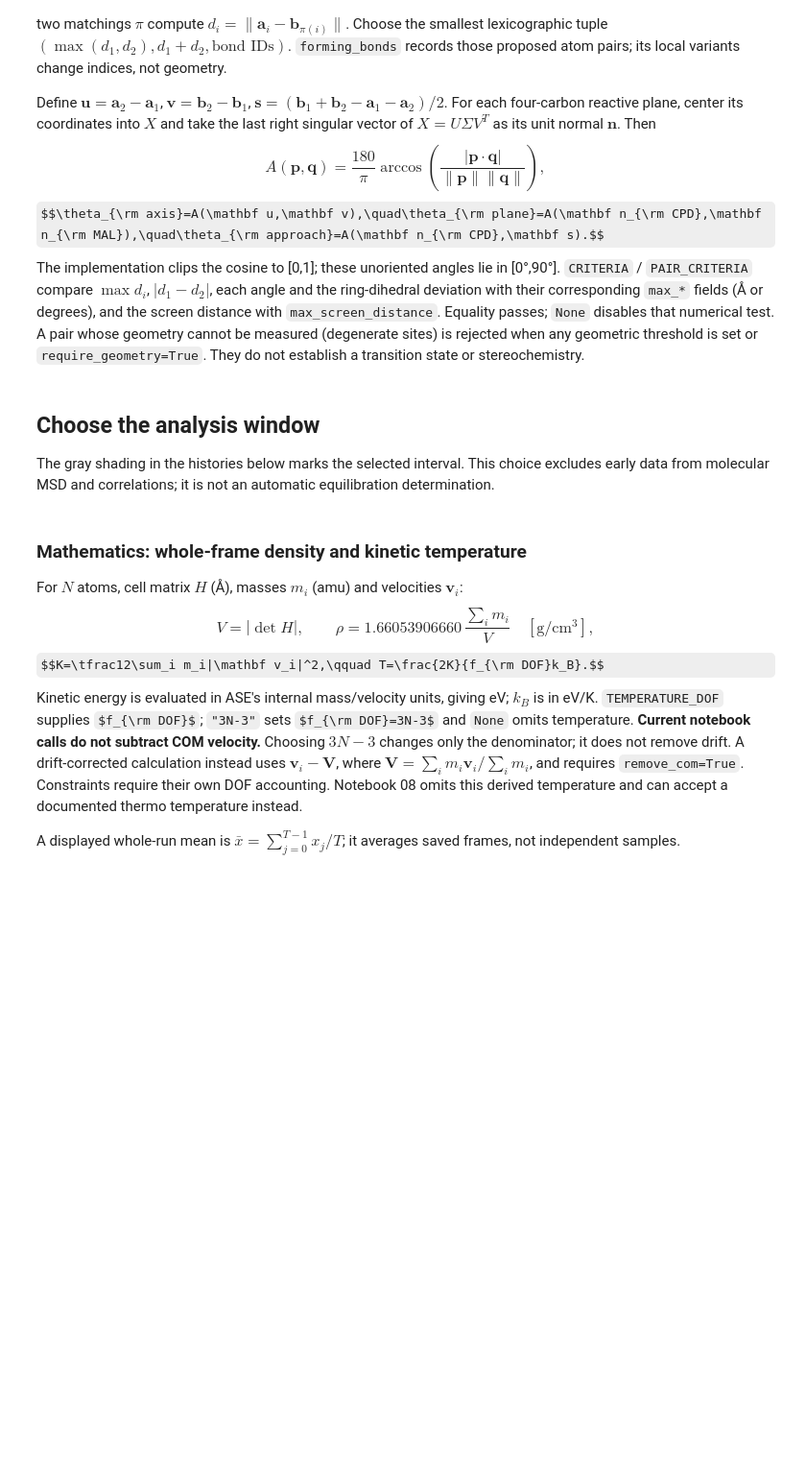
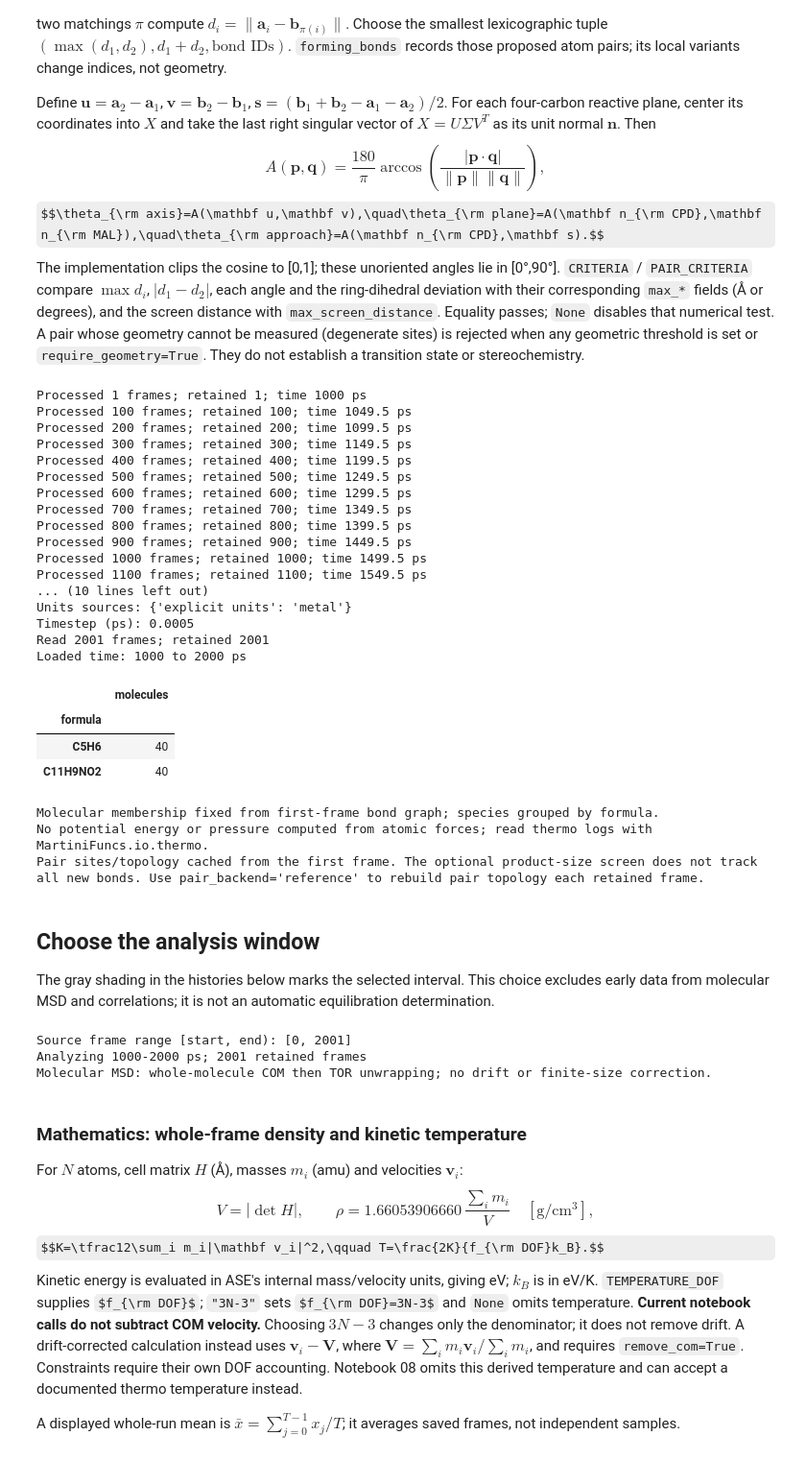
Before and after one commit to Hopper1313/MartiniFuncs, a Jupyter notebook: examples/04_plot_md_statistics_from_directory.ipynb, the cells around one changed output. Shown at 96% size. Cells and saved outputs as stored; diff of their text form; code cells hidden in the pictures; some formulas as TeX source; blank space fills up the shorter version.

```diff
--- a/examples/04_plot_md_statistics_from_directory.ipynb
+++ b/examples/04_plot_md_statistics_from_directory.ipynb
@@ -28,7 +28,8 @@ from MartiniFuncs.chemistry.cpd_n4t import CpdN4tCollection, CpdN4tCriteria
 from MartiniFuncs.pairs.candidates import select_pairs
 
 # Usually this is the only path to change.
-SIMULATION_DIR = Path(r"C:/Users/nicho/Documents/Martini collab/uma_data/smaller_system/continued_run")
+# SIMULATION_DIR = Path(r"C:/Users/nicho/Documents/Martini collab/uma_data/smaller_system/continued_run")
+SIMULATION_DIR = Path(r"C:/Users/nicho/Documents/Martini collab/uma_data/NVT_noshear")
 INPUT_FILE = None   # optional with explicit UNITS/TIMESTEP_PS; e.g. "infile.in"; required only if discovery is ambiguous
 DUMP_FILE = None    # e.g. "output/equilibrate.lammpstrj"
 DATA_FILE = None    # optional species/mass fallback; use the matching initial data file
@@ -174,29 +190,54 @@ The implementation clips the cosine to [0,1]; these unoriented angles lie in [0
 # %%
 from MartiniFuncs.workflows.postprocess import load_analysis_cache
 
 if CACHE_DIR is not None:
     result, cache_manifest = load_analysis_cache(CACHE_DIR)
     print("Loaded completed cache:", CACHE_DIR)
 else:
     result = analyze_run(
         SIMULATION_DIR, input_file=INPUT_FILE, dump_file=DUMP_FILE, data_file=DATA_FILE,
         frame_stride=FRAME_STRIDE, max_frames=MAX_FRAMES, bond_scale=BOND_SCALE,
-        degrees_of_freedom=TEMPERATURE_DOF, compute_pairs=COMPUTE_PAIRS,
+        degrees_of_freedom=TEMPERATURE_DOF, compute_pairs=COMPUTE_PAIRS, pair_model="cpd_n4t",
         pair_collection=CpdN4tCollection(reactive_radius=REACTIVE_RADIUS), pair_backend=PAIR_BACKEND,
         pair_workers=PAIR_WORKERS, pair_batch_size=PAIR_BATCH_SIZE, type_symbols=TYPE_SYMBOLS, units=UNITS, timestep_ps=TIMESTEP_PS, progress=print,
     )
 
 frames = pd.DataFrame(result["frames"])
 print("Files:", result["files"])
 print("Units sources:", result["settings"]["units_sources"])
 print("Timestep (ps):", result["settings"]["timestep"])
 print(f"Read {result['frames_read']} frames; retained {len(frames)}")
 print(f"Loaded time: {frames.time_ps.iloc[0]:g} to {frames.time_ps.iloc[-1]:g} ps")
 if MAX_FRAMES is not None:
     print("SOURCE FRAME LIMIT ACTIVE: the full trajectory may extend beyond this preview.")
 display(pd.Series(result["species"]).value_counts().rename_axis("formula").to_frame("molecules"))
 for notice in result["notices"]:
     print(notice)
+# %% [output]
+Processed 1 frames; retained 1; time 1000 ps
+Processed 100 frames; retained 100; time 1049.5 ps
+Processed 200 frames; retained 200; time 1099.5 ps
+Processed 300 frames; retained 300; time 1149.5 ps
+Processed 400 frames; retained 400; time 1199.5 ps
+Processed 500 frames; retained 500; time 1249.5 ps
+Processed 600 frames; retained 600; time 1299.5 ps
+Processed 700 frames; retained 700; time 1349.5 ps
+Processed 800 frames; retained 800; time 1399.5 ps
+Processed 900 frames; retained 900; time 1449.5 ps
+Processed 1000 frames; retained 1000; time 1499.5 ps
+Processed 1100 frames; retained 1100; time 1549.5 ps
+... (10 lines left out)
+Units sources: {'explicit units': 'metal'}
+Timestep (ps): 0.0005
+Read 2001 frames; retained 2001
+Loaded time: 1000 to 2000 ps
+|  | molecules |
+| formula |  |
+| C5H6 | 40 |
+| C11H9NO2 | 40 |
+Molecular membership fixed from first-frame bond graph; species grouped by formula.
+No potential energy or pressure computed from atomic forces; read thermo logs with MartiniFuncs.io.thermo.
+Pair sites/topology cached from the first frame. The optional product-size screen does not track all new bonds. Use pair_backend='reference' to rebuild pair topology each retained frame.
 # %% [markdown]
 ## Choose the analysis window
 
@@ -218,6 +259,10 @@ def finish(fig, name):
         fig.savefig(PLOT_DIR / f"{name}.png", dpi=170, bbox_inches="tight")
         fig.savefig(PLOT_DIR / f"{name}.pdf", bbox_inches="tight")
     plt.show()
+# %% [output]
+Source frame range [start, end): [0, 2001]
+Analyzing 1000-2000 ps; 2001 retained frames
+Molecular MSD: whole-molecule COM then TOR unwrapping; no drift or finite-size correction.
 # %% [markdown]
 ### Mathematics: whole-frame density and kinetic temperature
 For $N$ atoms, cell matrix $H$ (Å), masses $m_i$ (amu) and velocities $\mathbf v_i$:
```
Also changed, not shown: parts of 6 cells of this notebook, 45 other files.
